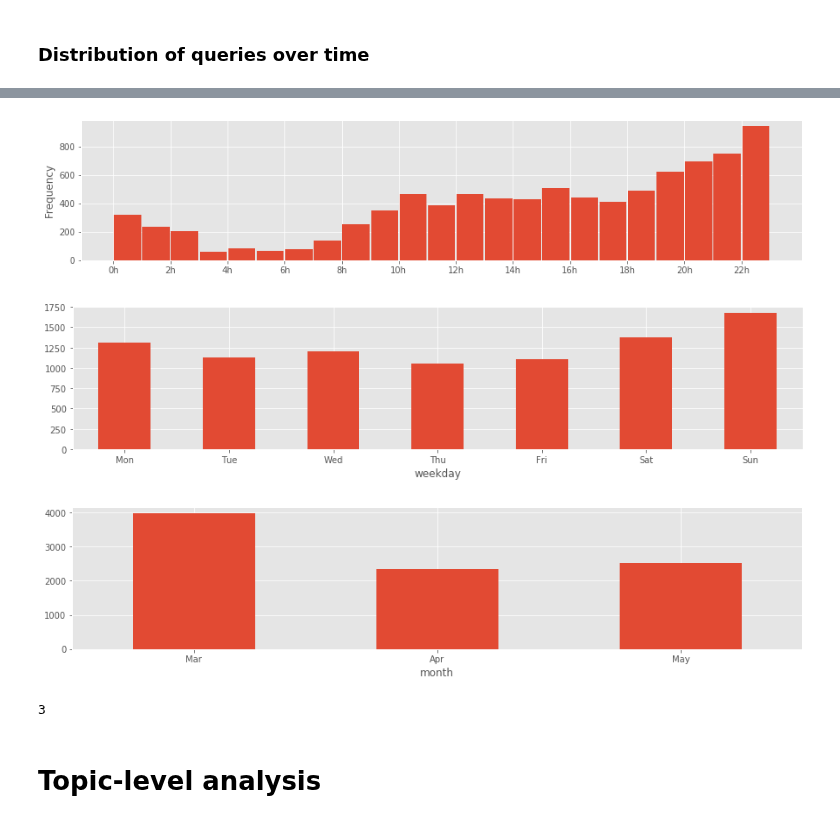
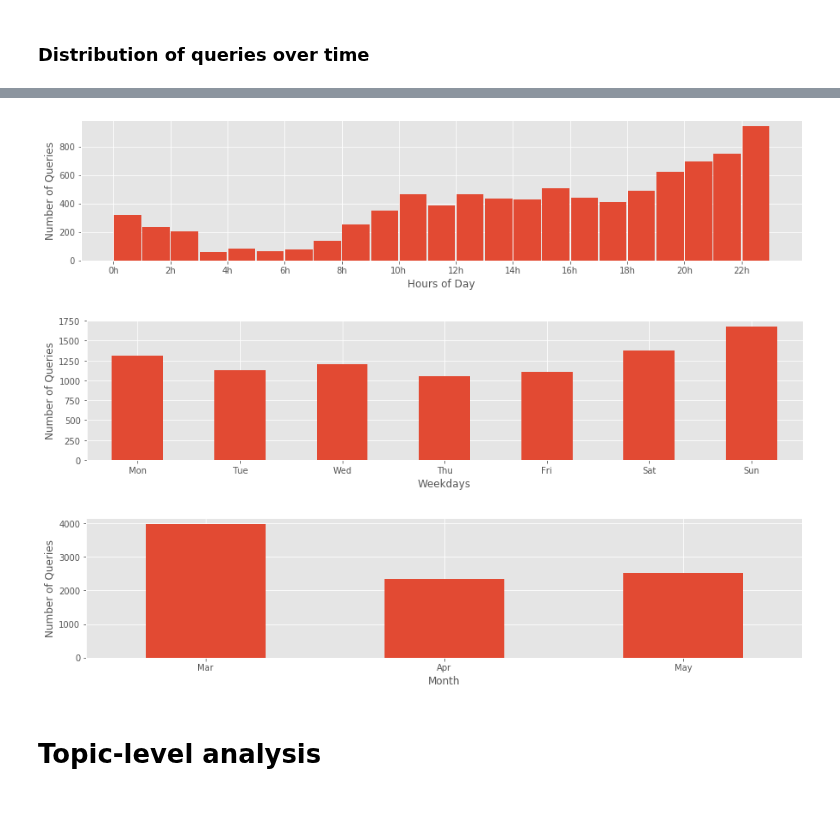
Before and after one commit to feup-infolab/army-ant, a Jupyter notebook: notebooks/query_log_analysis/query_log_analysis.ipynb, the cells around one changed output, grey strips where cells are left out. Drawn from its saved outputs; the diff is of its cells as text; code cells hidden in the pictures.

```diff
--- a/notebooks/query_log_analysis/query_log_analysis.ipynb
+++ b/notebooks/query_log_analysis/query_log_analysis.ipynb
@@ -159,0 +153,10 @@ plt.show()
+# %%
+qlog["date"] = qlog["timestamp"].map(lambda t: t.date())
+
+qlog \
+    .groupby(["date"]) \
+    .size() \
+    .plot()
+plt.xlabel("Date")
+plt.ylabel("Number of Queries")
+plt.show()
@@ -160,23 +165,28 @@ plt.show()
 # %%
 qlog["timestamp"].map(lambda t: t.hour) \
     .plot(kind="hist", bins=23, rwidth=.95)
 plt.xticks(range(0, 24, 2), labels=["{0}h".format(h) for h in range(0, 24, 2)])
+plt.xlabel("Hours of Day")
+plt.ylabel("Number of Queries")
 plt.show()
 # %% [output]
-[figure, old version]
+[figure, new version]
 # %%
 weekdays=["Mon", "Tue", "Wed", "Thu", "Fri", "Sat", "Sun"]
 
 qlog["weekday"] = qlog["timestamp"].map(lambda t: t.weekday())
+
 qlog \
     .groupby(["weekday"]) \
     .size() \
     .plot(kind="bar")
 
 plt.xticks(range(len(weekdays)), labels=weekdays, rotation=0)
+plt.xlabel("Weekdays")
+plt.ylabel("Number of Queries")
 plt.show()
 # %% [output]
-[figure, old version]
+[figure, new version]
 # %%
 months = ["Jan", "Feb", "Mar", "Apr", "May", "Jun", "Jul", "Aug", "Sep", "Oct", "Nov", "Dec"]
 qlog["month"] = qlog["timestamp"].map(lambda t: t.month)
@@ -192,9 +202,10 @@ plt.xticks(
     range(queries_per_month.shape[0]),
     labels=months[(min(queries_per_month.index)-1):max(queries_per_month.index)],
     rotation=0)
+plt.xlabel("Month")
+plt.ylabel("Number of Queries")
 plt.show()
 # %% [output]
-[figure, old version]
+[figure, new version]
-3
 # %% [markdown]
 # Topic-level analysis
```
Also changed, not shown: parts of 10 cells of this notebook, 1 other file.
